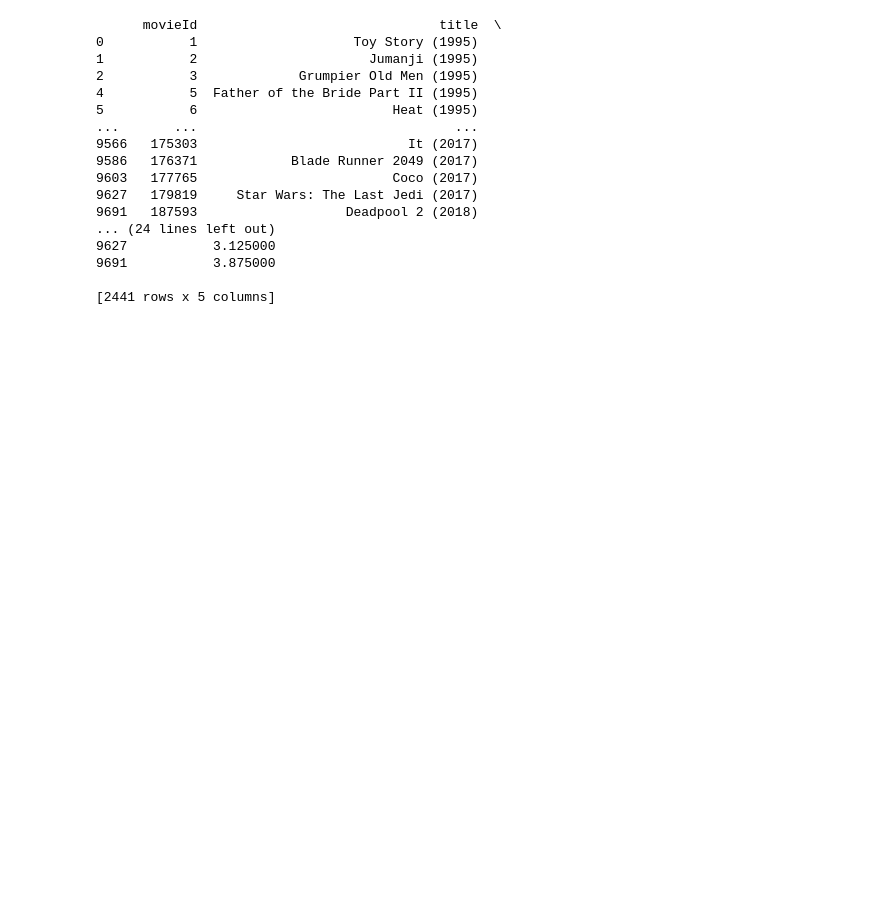
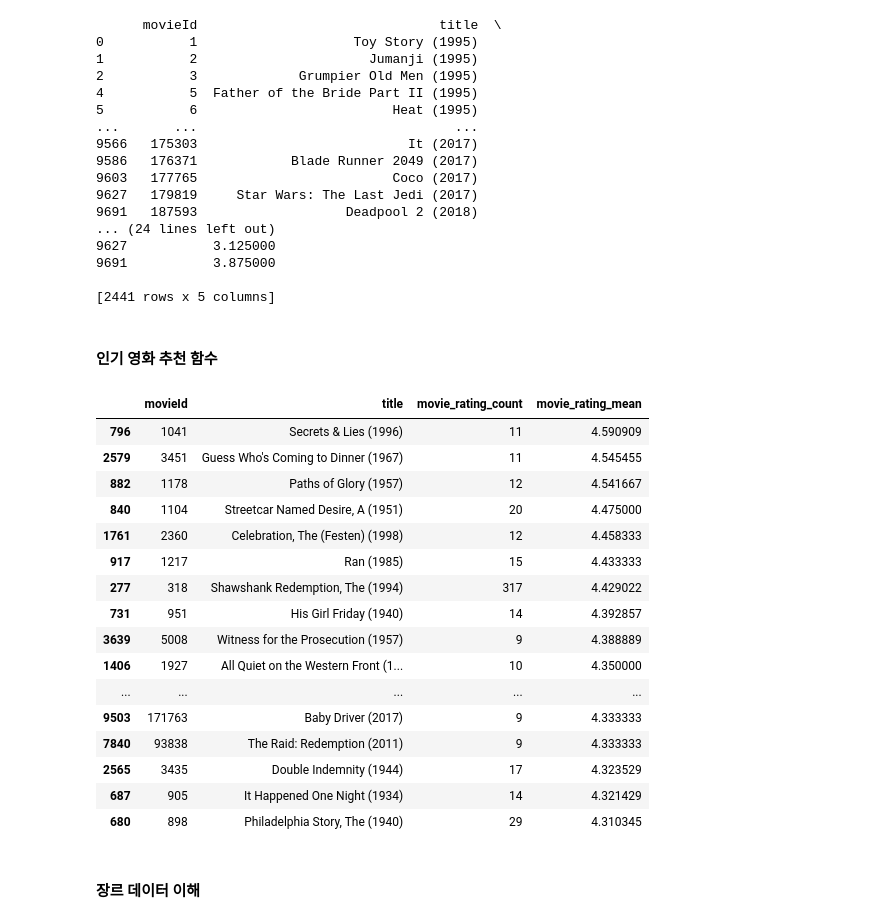
Before and after one commit to jinjinx28/AI-Service-Lab, a Jupyter notebook: services/ai-server/ST_Movie.ipynb, the cells around one changed output. Saved outputs shown, nothing was run; the diff lists cells and outputs as text; code cells hidden in the pictures; blank space fills up the shorter version.

```diff
--- a/services/ai-server/ST_Movie.ipynb
+++ b/services/ai-server/ST_Movie.ipynb
@@ -333,3 +333,42 @@ print(qualified_movie)
 9691           3.875000
 
 [2441 rows x 5 columns]
+# %% [markdown]
+#### 인기 영화 추천 함수
+# %%
+def recommend_popular_movie(top_n):
+    result = (
+        qualified_movie.sort_values("movie_rating_mean", ascending=False).head(top_n)
+    )
+
+    return result[
+        [
+            "movieId",
+            "title",
+            "movie_rating_count",
+            "movie_rating_mean"
+        ]
+    ]
+# %%
+# 인기있는 영화 Top10
+recommend_popular_movie(20)
+# %% [output]
+|  | movieId | title | movie_rating_count | movie_rating_mean |
+| 796 | 1041 | Secrets & Lies (1996) | 11 | 4.590909 |
+| 2579 | 3451 | Guess Who's Coming to Dinner (1967) | 11 | 4.545455 |
+| 882 | 1178 | Paths of Glory (1957) | 12 | 4.541667 |
+| 840 | 1104 | Streetcar Named Desire, A (1951) | 20 | 4.475000 |
+| 1761 | 2360 | Celebration, The (Festen) (1998) | 12 | 4.458333 |
+| 917 | 1217 | Ran (1985) | 15 | 4.433333 |
+| 277 | 318 | Shawshank Redemption, The (1994) | 317 | 4.429022 |
+| 731 | 951 | His Girl Friday (1940) | 14 | 4.392857 |
+| 3639 | 5008 | Witness for the Prosecution (1957) | 9 | 4.388889 |
+| 1406 | 1927 | All Quiet on the Western Front (1... | 10 | 4.350000 |
+| ... | ... | ... | ... | ... |
+| 9503 | 171763 | Baby Driver (2017) | 9 | 4.333333 |
+| 7840 | 93838 | The Raid: Redemption (2011) | 9 | 4.333333 |
+| 2565 | 3435 | Double Indemnity (1944) | 17 | 4.323529 |
+| 687 | 905 | It Happened One Night (1934) | 14 | 4.321429 |
+| 680 | 898 | Philadelphia Story, The (1940) | 29 | 4.310345 |
+# %% [markdown]
+#### 장르 데이터 이해
```
Also changed, not shown: parts of 6 cells of this notebook.
